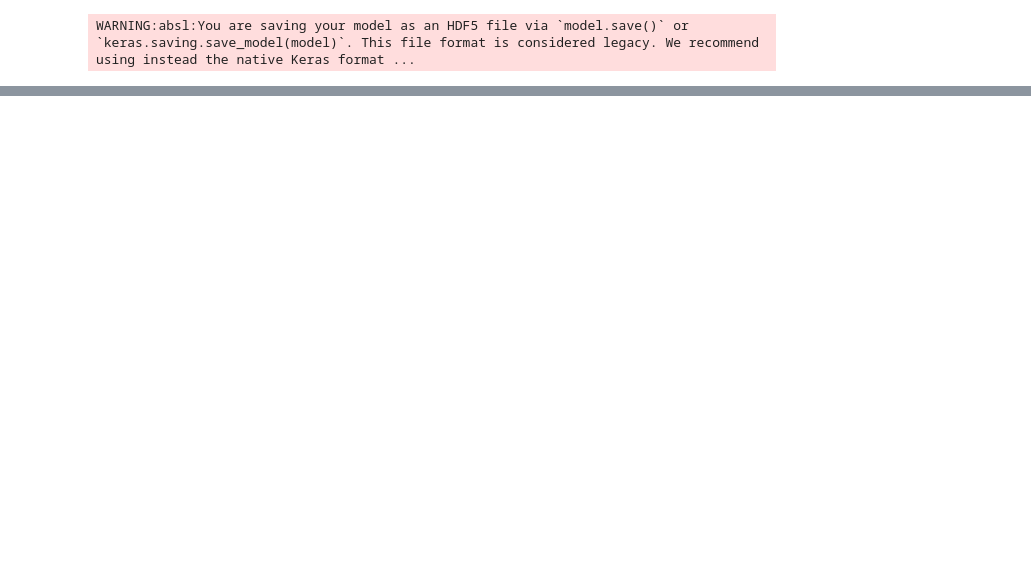
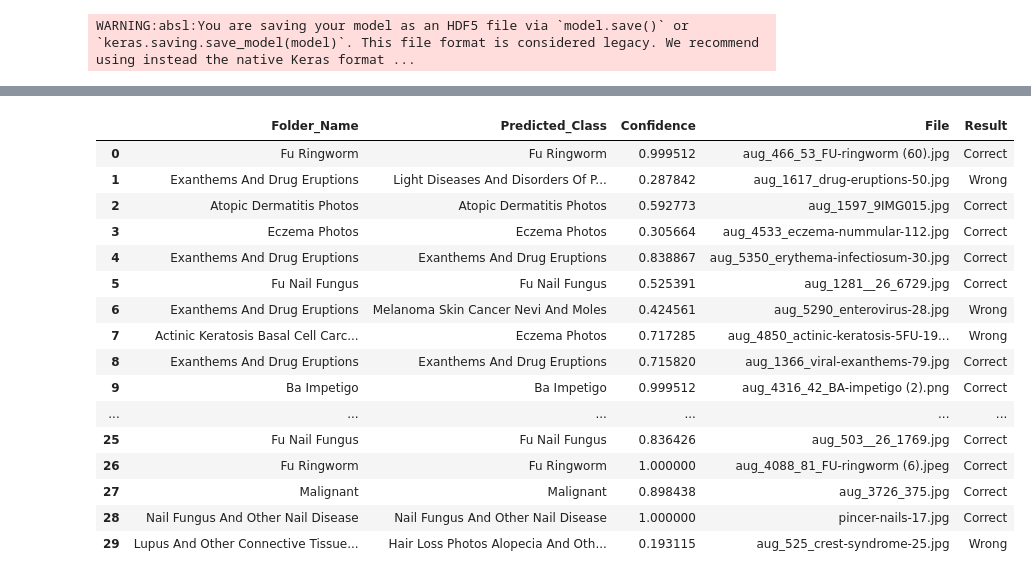
Before and after one commit to jonahjayasingh/Project, a Jupyter notebook: Data Science/Image Based/Untitled.ipynb, the cells around one changed output, grey strips where cells are left out. Drawn from its saved outputs; the diff is of its cells as text; code cells hidden in the pictures; blank space fills up the shorter version.

```diff
--- a/Data Science/Image Based/Untitled.ipynb
+++ b/Data Science/Image Based/Untitled.ipynb
@@ -163,0 +310,20 @@ WARNING:absl:You are saving your model as an HDF5 file via `model.save()` or `ke
+# %%
+df_results
+# %% [output]
+|  | Folder_Name | Predicted_Class | Confidence | File | Result |
+| 0 | Fu Ringworm | Fu Ringworm | 0.999512 | aug_466_53_FU-ringworm (60).jpg | Correct |
+| 1 | Exanthems And Drug Eruptions | Light Diseases And Disorders Of P... | 0.287842 | aug_1617_drug-eruptions-50.jpg | Wrong |
+| 2 | Atopic Dermatitis Photos | Atopic Dermatitis Photos | 0.592773 | aug_1597_9IMG015.jpg | Correct |
+| 3 | Eczema Photos | Eczema Photos | 0.305664 | aug_4533_eczema-nummular-112.jpg | Correct |
+| 4 | Exanthems And Drug Eruptions | Exanthems And Drug Eruptions | 0.838867 | aug_5350_erythema-infectiosum-30.jpg | Correct |
+| 5 | Fu Nail Fungus | Fu Nail Fungus | 0.525391 | aug_1281__26_6729.jpg | Correct |
+| 6 | Exanthems And Drug Eruptions | Melanoma Skin Cancer Nevi And Moles | 0.424561 | aug_5290_enterovirus-28.jpg | Wrong |
+| 7 | Actinic Keratosis Basal Cell Carc... | Eczema Photos | 0.717285 | aug_4850_actinic-keratosis-5FU-19... | Wrong |
+| 8 | Exanthems And Drug Eruptions | Exanthems And Drug Eruptions | 0.715820 | aug_1366_viral-exanthems-79.jpg | Correct |
+| 9 | Ba Impetigo | Ba Impetigo | 0.999512 | aug_4316_42_BA-impetigo (2).png | Correct |
+| ... | ... | ... | ... | ... | ... |
+| 25 | Fu Nail Fungus | Fu Nail Fungus | 0.836426 | aug_503__26_1769.jpg | Correct |
+| 26 | Fu Ringworm | Fu Ringworm | 1.000000 | aug_4088_81_FU-ringworm (6).jpeg | Correct |
+| 27 | Malignant | Malignant | 0.898438 | aug_3726_375.jpg | Correct |
+| 28 | Nail Fungus And Other Nail Disease | Nail Fungus And Other Nail Disease | 1.000000 | pincer-nails-17.jpg | Correct |
+| 29 | Lupus And Other Connective Tissue... | Hair Loss Photos Alopecia And Oth... | 0.193115 | aug_525_crest-syndrome-25.jpg | Wrong |
```
Also changed, not shown: parts of 7 cells of this notebook, 23 other files.
